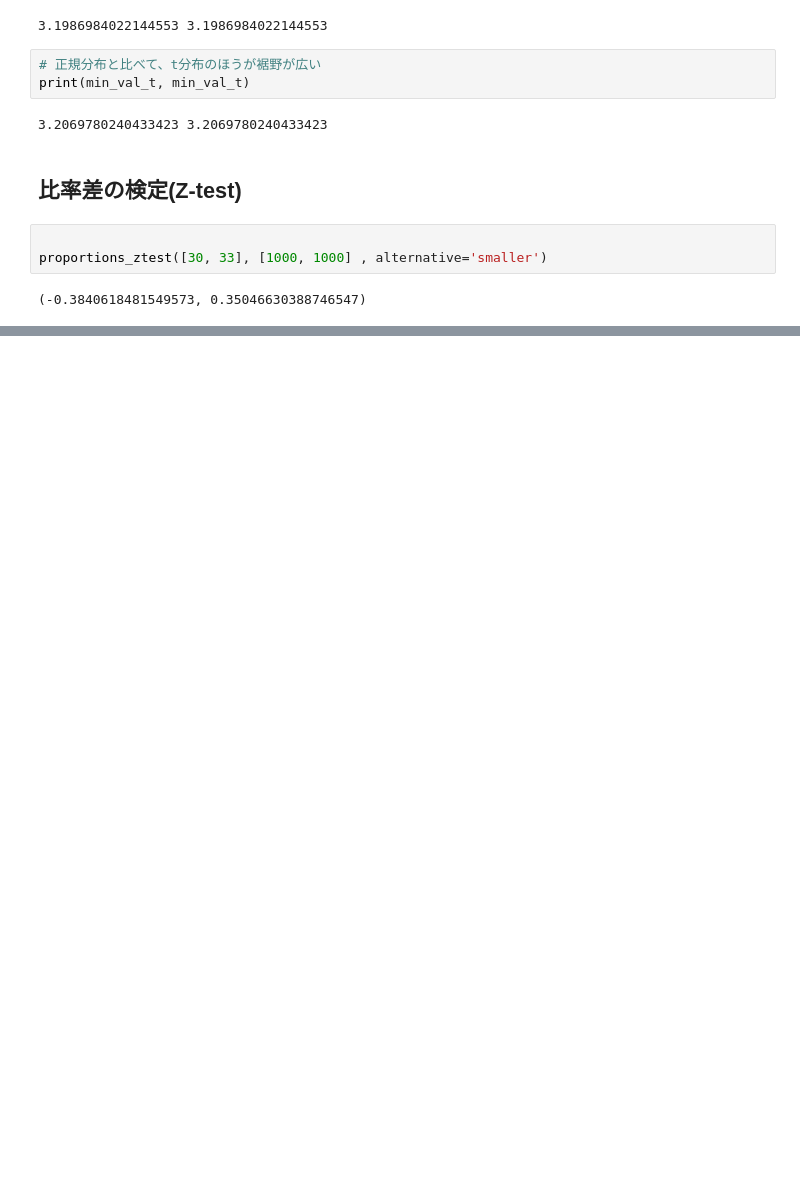
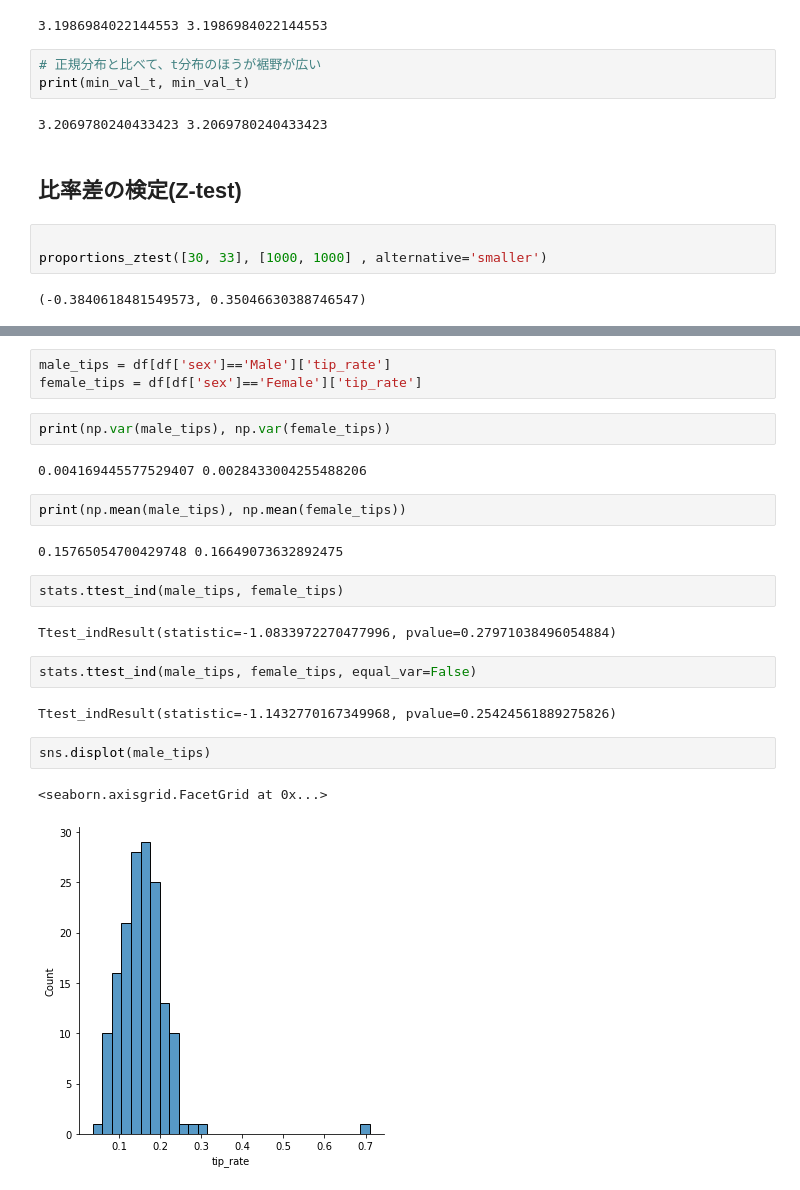
Before and after one commit to pajannat/my-learning, a Jupyter notebook: Kame_Udemy_StatsCourse/statistics.ipynb, the cells around one changed output, grey strips where cells are left out. Cells and saved outputs as stored; diff of their text form; blank space fills up the shorter version.

```diff
--- a/Kame_Udemy_StatsCourse/statistics.ipynb
+++ b/Kame_Udemy_StatsCourse/statistics.ipynb
@@ -770,0 +812,24 @@ proportions_ztest([30, 33], [1000, 1000] , alternative='smaller')
+# %%
+male_tips = df[df['sex']=='Male']['tip_rate']
+female_tips = df[df['sex']=='Female']['tip_rate']
+# %%
+print(np.var(male_tips), np.var(female_tips))
+# %% [output]
+0.004169445577529407 0.0028433004255488206
+# %%
+print(np.mean(male_tips), np.mean(female_tips))
+# %% [output]
+0.15765054700429748 0.16649073632892475
+# %%
+stats.ttest_ind(male_tips, female_tips)
+# %% [output]
+Ttest_indResult(statistic=-1.0833972270477996, pvalue=0.27971038496054884)
+# %%
+stats.ttest_ind(male_tips, female_tips, equal_var=False)
+# %% [output]
+Ttest_indResult(statistic=-1.1432770167349968, pvalue=0.25424561889275826)
+# %%
+sns.displot(male_tips)
+# %% [output]
+<seaborn.axisgrid.FacetGrid at 0x...>
+[figure, added]
```
Also changed, not shown: parts of 57 cells of this notebook.
